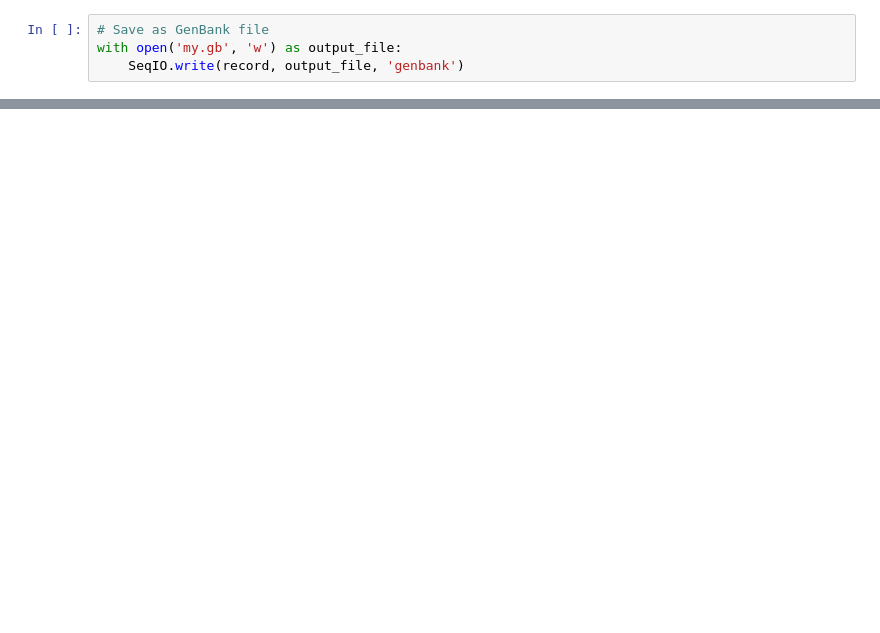
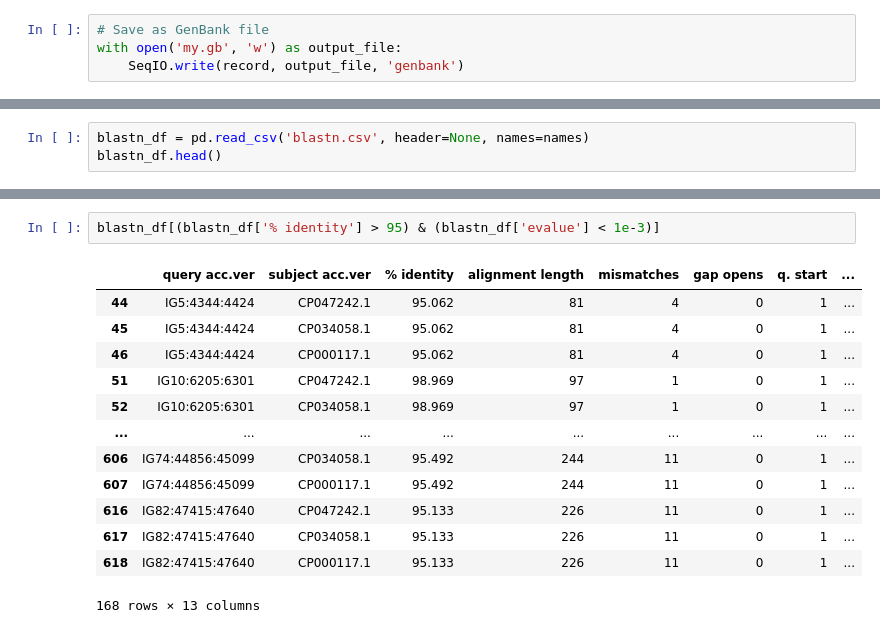
Before and after one commit to Kridr/HW_PB_HSE, a Jupyter notebook: Project_PB.ipynb, the cells around one changed output, grey strips where cells are left out. Saved outputs shown, nothing was run; the diff lists cells and outputs as text; blank space fills up the shorter version.

```diff
--- a/Project_PB.ipynb
+++ b/Project_PB.ipynb
@@ -135,0 +232,3 @@ s
+# %%
+blastn_df = pd.read_csv('blastn.csv', header=None, names=names)
+blastn_df.head()
@@ -135,0 +242,16 @@ s
+# %%
+blastn_df[(blastn_df['% identity'] > 95) & (blastn_df['evalue'] < 1e-3)]
+# %% [output]
+|  | query acc.ver | subject acc.ver | % identity | alignment length | mismatches | gap opens | q. start | ... |
+| 44 | IG5:4344:4424 | CP047242.1 | 95.062 | 81 | 4 | 0 | 1 | ... |
+| 45 | IG5:4344:4424 | CP034058.1 | 95.062 | 81 | 4 | 0 | 1 | ... |
+| 46 | IG5:4344:4424 | CP000117.1 | 95.062 | 81 | 4 | 0 | 1 | ... |
+| 51 | IG10:6205:6301 | CP047242.1 | 98.969 | 97 | 1 | 0 | 1 | ... |
+| 52 | IG10:6205:6301 | CP034058.1 | 98.969 | 97 | 1 | 0 | 1 | ... |
+| ... | ... | ... | ... | ... | ... | ... | ... | ... |
+| 606 | IG74:44856:45099 | CP034058.1 | 95.492 | 244 | 11 | 0 | 1 | ... |
+| 607 | IG74:44856:45099 | CP000117.1 | 95.492 | 244 | 11 | 0 | 1 | ... |
+| 616 | IG82:47415:47640 | CP047242.1 | 95.133 | 226 | 11 | 0 | 1 | ... |
+| 617 | IG82:47415:47640 | CP034058.1 | 95.133 | 226 | 11 | 0 | 1 | ... |
+| 618 | IG82:47415:47640 | CP000117.1 | 95.133 | 226 | 11 | 0 | 1 | ... |
+168 rows × 13 columns
```
Also changed, not shown: parts of 17 cells of this notebook.
